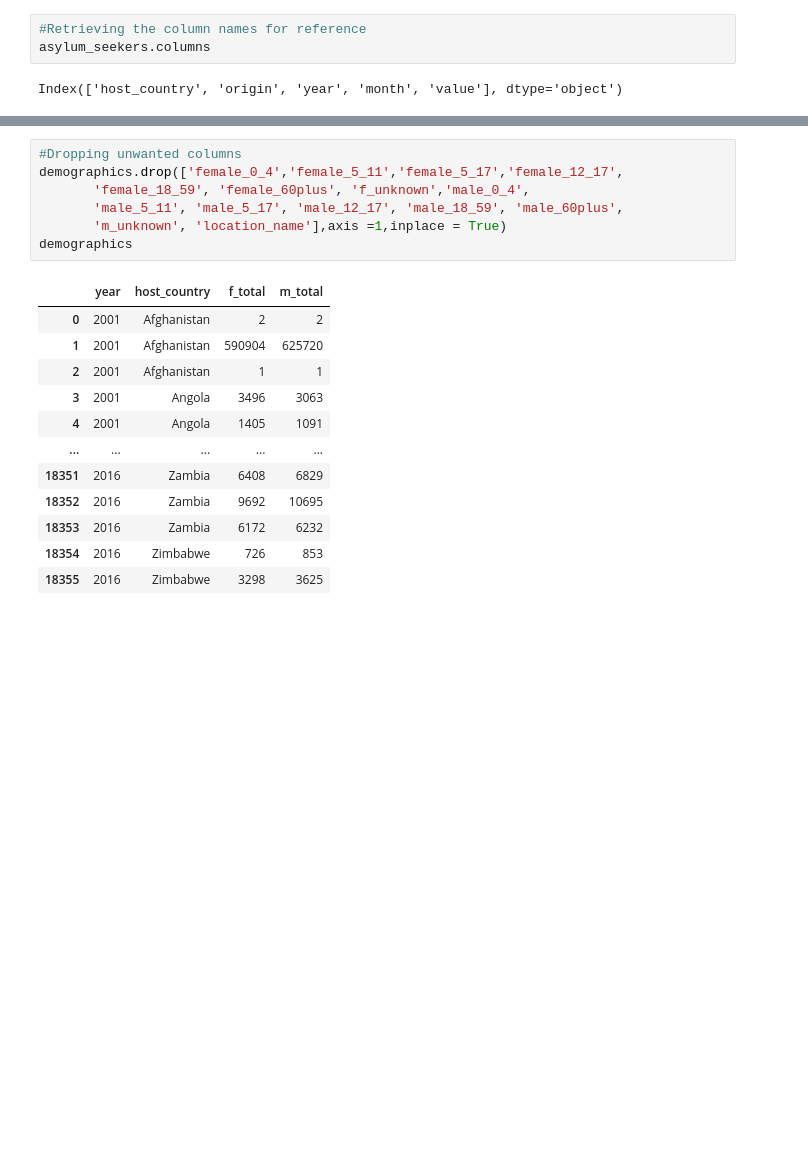
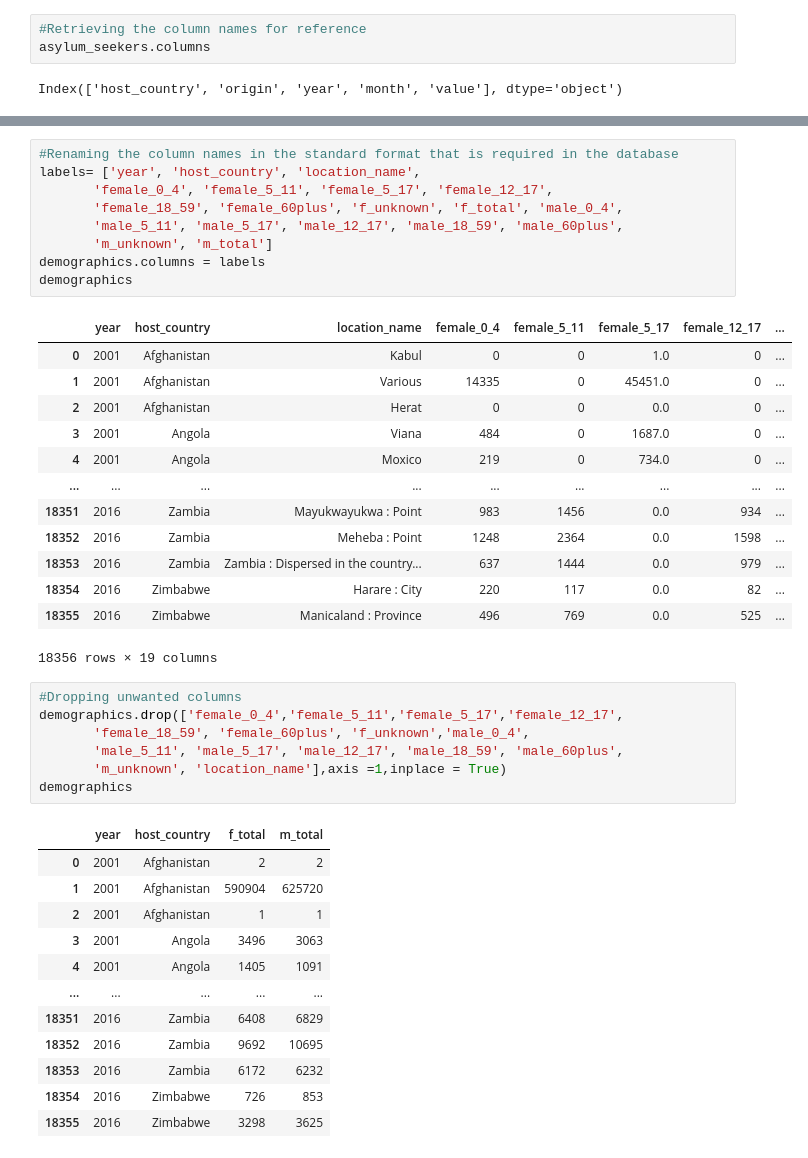
Before and after one commit to VijetaPuthran/Project2Heroku, a Jupyter notebook: Data_extract.ipynb, the cells around one changed output, grey strips where cells are left out. Saved outputs shown, nothing was run; the diff lists cells and outputs as text; blank space fills up the shorter version.

```diff
--- a/Data_extract.ipynb
+++ b/Data_extract.ipynb
@@ -123,4 +116,27 @@ Index(['year', 'host_country', 'location_name', 'female_0_4', 'female_5_11',
       dtype='object')
+# %%
+#Renaming the column names in the standard format that is required in the database
+labels= ['year', 'host_country', 'location_name',
+       'female_0_4', 'female_5_11', 'female_5_17', 'female_12_17',
+       'female_18_59', 'female_60plus', 'f_unknown', 'f_total', 'male_0_4',
+       'male_5_11', 'male_5_17', 'male_12_17', 'male_18_59', 'male_60plus',
+       'm_unknown', 'm_total']
+demographics.columns = labels
+demographics
+# %% [output]
+|  | year | host_country | location_name | female_0_4 | female_5_11 | female_5_17 | female_12_17 | ... |
+| 0 | 2001 | Afghanistan | Kabul | 0 | 0 | 1.0 | 0 | ... |
+| 1 | 2001 | Afghanistan | Various | 14335 | 0 | 45451.0 | 0 | ... |
+| 2 | 2001 | Afghanistan | Herat | 0 | 0 | 0.0 | 0 | ... |
+| 3 | 2001 | Angola | Viana | 484 | 0 | 1687.0 | 0 | ... |
+| 4 | 2001 | Angola | Moxico | 219 | 0 | 734.0 | 0 | ... |
+| ... | ... | ... | ... | ... | ... | ... | ... | ... |
+| 18351 | 2016 | Zambia | Mayukwayukwa : Point | 983 | 1456 | 0.0 | 934 | ... |
+| 18352 | 2016 | Zambia | Meheba : Point | 1248 | 2364 | 0.0 | 1598 | ... |
+| 18353 | 2016 | Zambia | Zambia : Dispersed in the country... | 637 | 1444 | 0.0 | 979 | ... |
+| 18354 | 2016 | Zimbabwe | Harare : City | 220 | 117 | 0.0 | 82 | ... |
+| 18355 | 2016 | Zimbabwe | Manicaland : Province | 496 | 769 | 0.0 | 525 | ... |
+18356 rows × 19 columns
 # %%
 #Dropping unwanted columns
 demographics.drop(['female_0_4','female_5_11','female_5_17','female_12_17',
```
Also changed, not shown: parts of 10 cells of this notebook, 16 other files.
